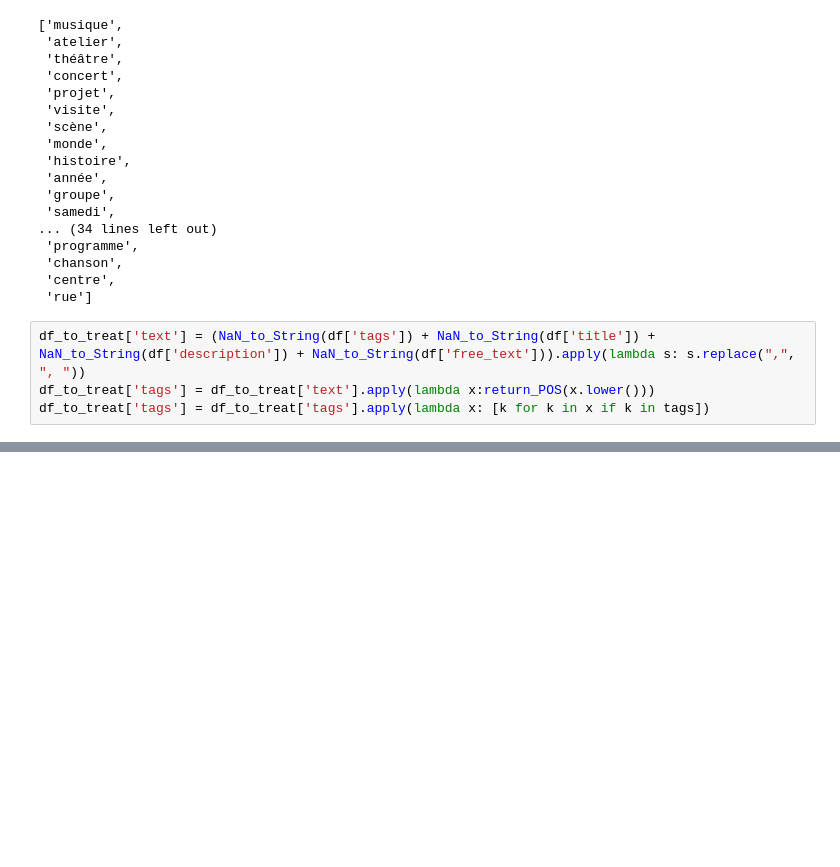
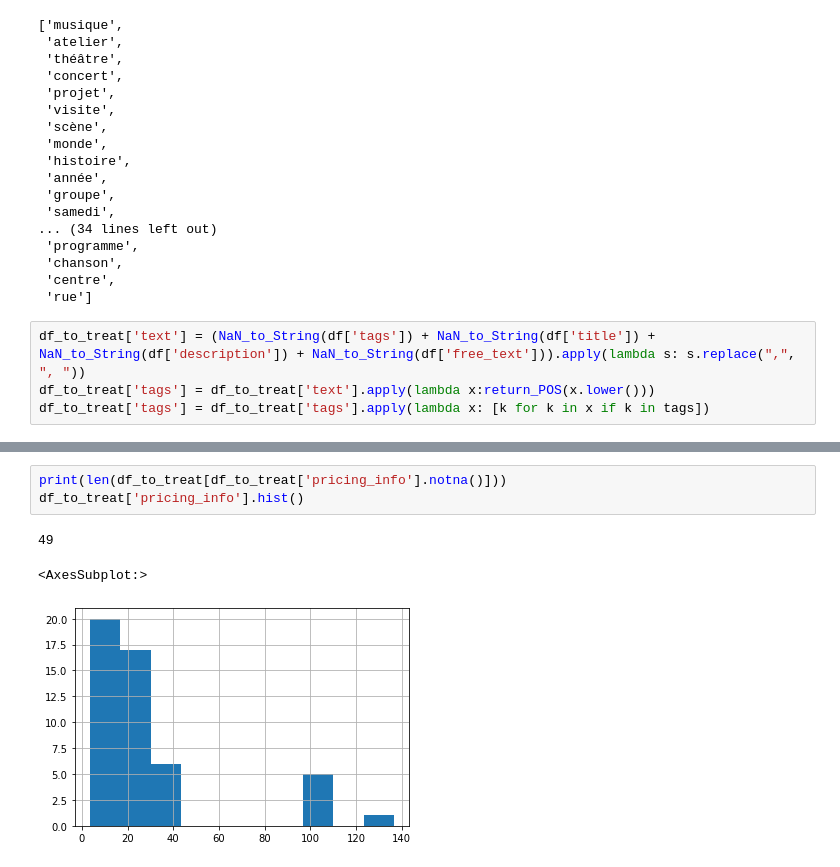
Before and after one commit to GerardTho/CulturalEvents_MapAvailibility, a Jupyter notebook: Project.ipynb, the cells around one changed output, grey strips where cells are left out. Saved outputs shown, nothing was run; the diff lists cells and outputs as text; blank space fills up the shorter version.

```diff
--- a/Project.ipynb
+++ b/Project.ipynb
@@ -401,0 +441,7 @@ df_to_treat[df_to_treat['tags'].apply(lambda x:x==[])]
+# %%
+print(len(df_to_treat[df_to_treat['pricing_info'].notna()]))
+df_to_treat['pricing_info'].hist()
+# %% [output]
+49
+<AxesSubplot:>
+[figure, added]
```
Also changed, not shown: parts of 17 cells of this notebook.
